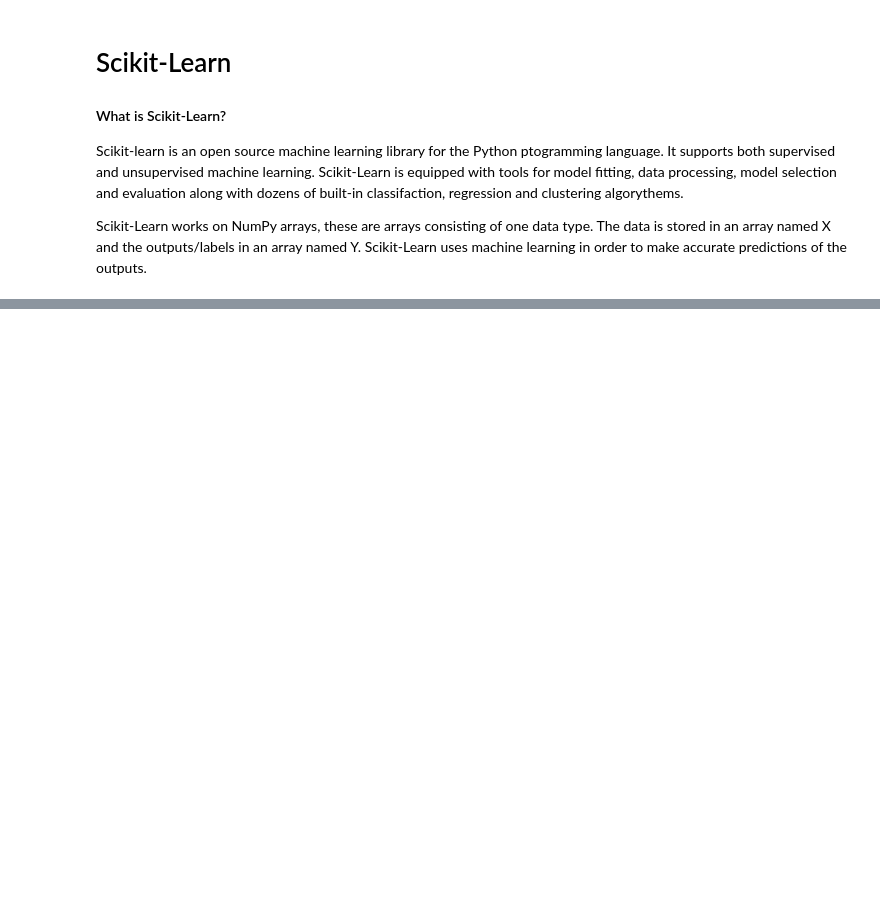
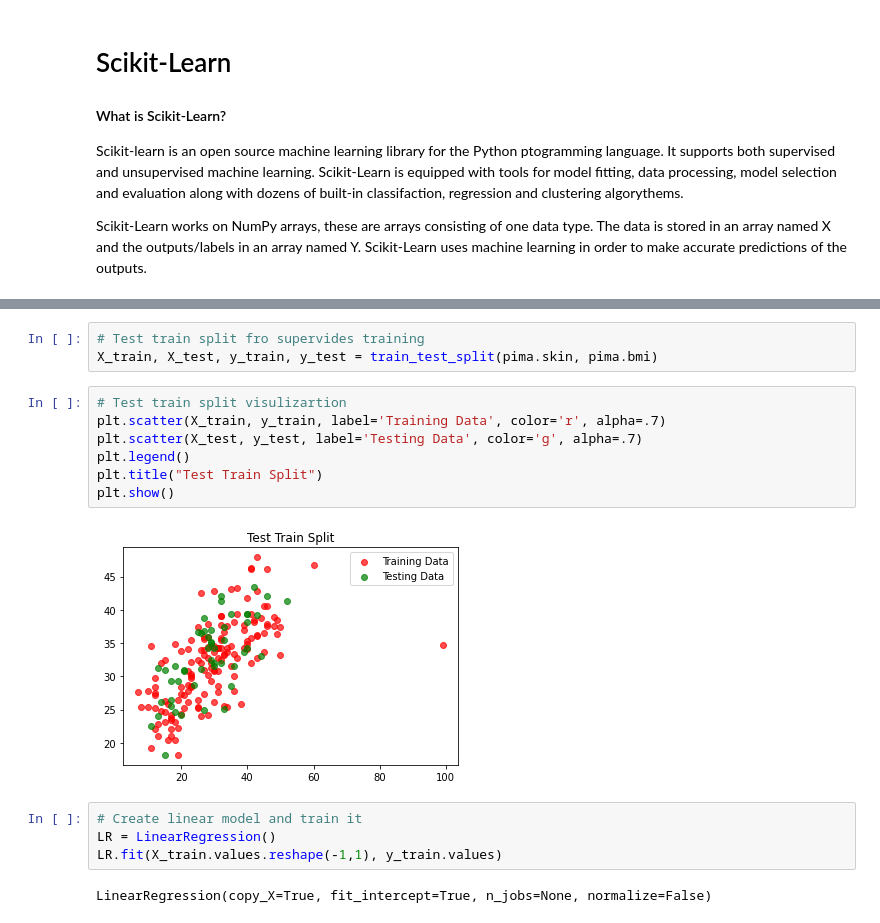
Before and after one commit to Smiithyy/EmergingTechFinalProject, a Jupyter notebook: scikit-learn.ipynb, the cells around one changed output, grey strips where cells are left out. Saved outputs shown, nothing was run; the diff lists cells and outputs as text; blank space fills up the shorter version.

```diff
--- a/scikit-learn.ipynb
+++ b/scikit-learn.ipynb
@@ -12,0 +31,18 @@
+# %%
+# Test train split fro supervides training
+X_train, X_test, y_train, y_test = train_test_split(pima.skin, pima.bmi)
+# %%
+# Test train split visulizartion
+plt.scatter(X_train, y_train, label='Training Data', color='r', alpha=.7)
+plt.scatter(X_test, y_test, label='Testing Data', color='g', alpha=.7)
+plt.legend()
+plt.title("Test Train Split")
+plt.show()
+# %% [output]
+[figure, added]
+# %%
+# Create linear model and train it
+LR = LinearRegression()
+LR.fit(X_train.values.reshape(-1,1), y_train.values)
+# %% [output]
+LinearRegression(copy_X=True, fit_intercept=True, n_jobs=None, normalize=False)
```
Also changed, not shown: parts of 32 cells of this notebook.
